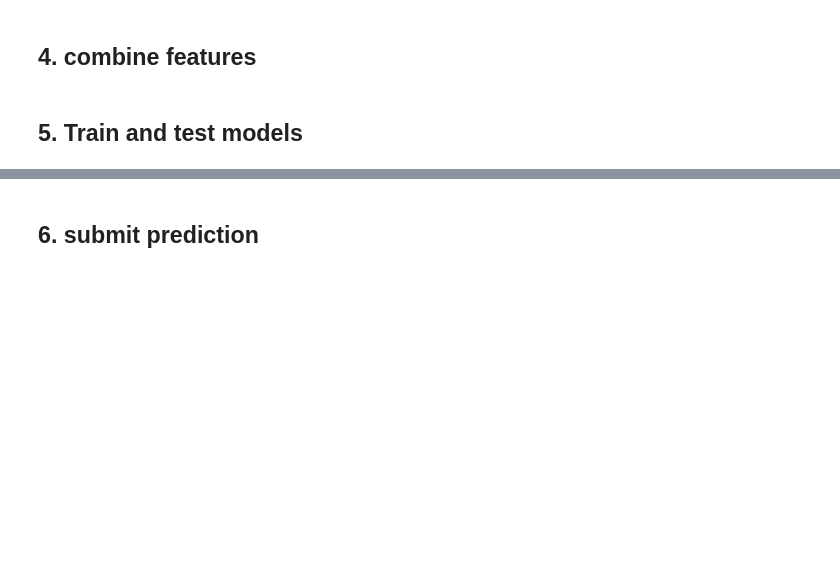
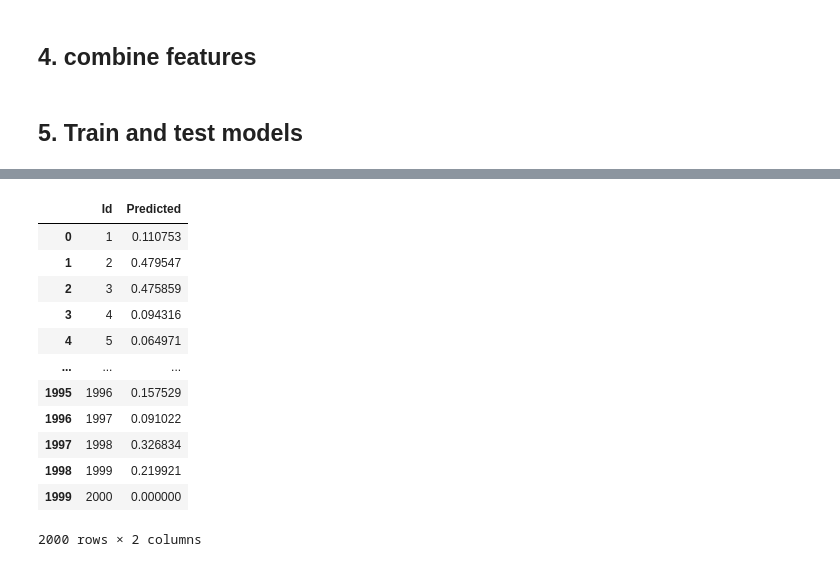
Before and after one commit to karunmatthew/SML_Proj1, a Jupyter notebook: harry/SML_proj1_harry.ipynb, the cells around one changed output, grey strips where cells are left out. Cells and saved outputs as stored; diff of their text form; code cells hidden in the pictures; blank space fills up the shorter version.

```diff
--- a/harry/SML_proj1_harry.ipynb
+++ b/harry/SML_proj1_harry.ipynb
@@ -263,4 +252,2 @@ result['Predicted'] = pred_data
 # %%
 result.to_csv('Logistics.csv', sep=',', index=False)
-# %% [markdown]
-## 6. submit prediction
@@ -266,0 +257,17 @@ result.to_csv('Logistics.csv', sep=',', index=False)
+# %%
+submission = pd.read_csv('sample300_10000.csv', sep=',', header=[0])
+submission
+# %% [output]
+|  | Id | Predicted |
+| 0 | 1 | 0.110753 |
+| 1 | 2 | 0.479547 |
+| 2 | 3 | 0.475859 |
+| 3 | 4 | 0.094316 |
+| 4 | 5 | 0.064971 |
+| ... | ... | ... |
+| 1995 | 1996 | 0.157529 |
+| 1996 | 1997 | 0.091022 |
+| 1997 | 1998 | 0.326834 |
+| 1998 | 1999 | 0.219921 |
+| 1999 | 2000 | 0.000000 |
+2000 rows × 2 columns
```
Also changed, not shown: parts of 18 cells of this notebook, 1 other file.
